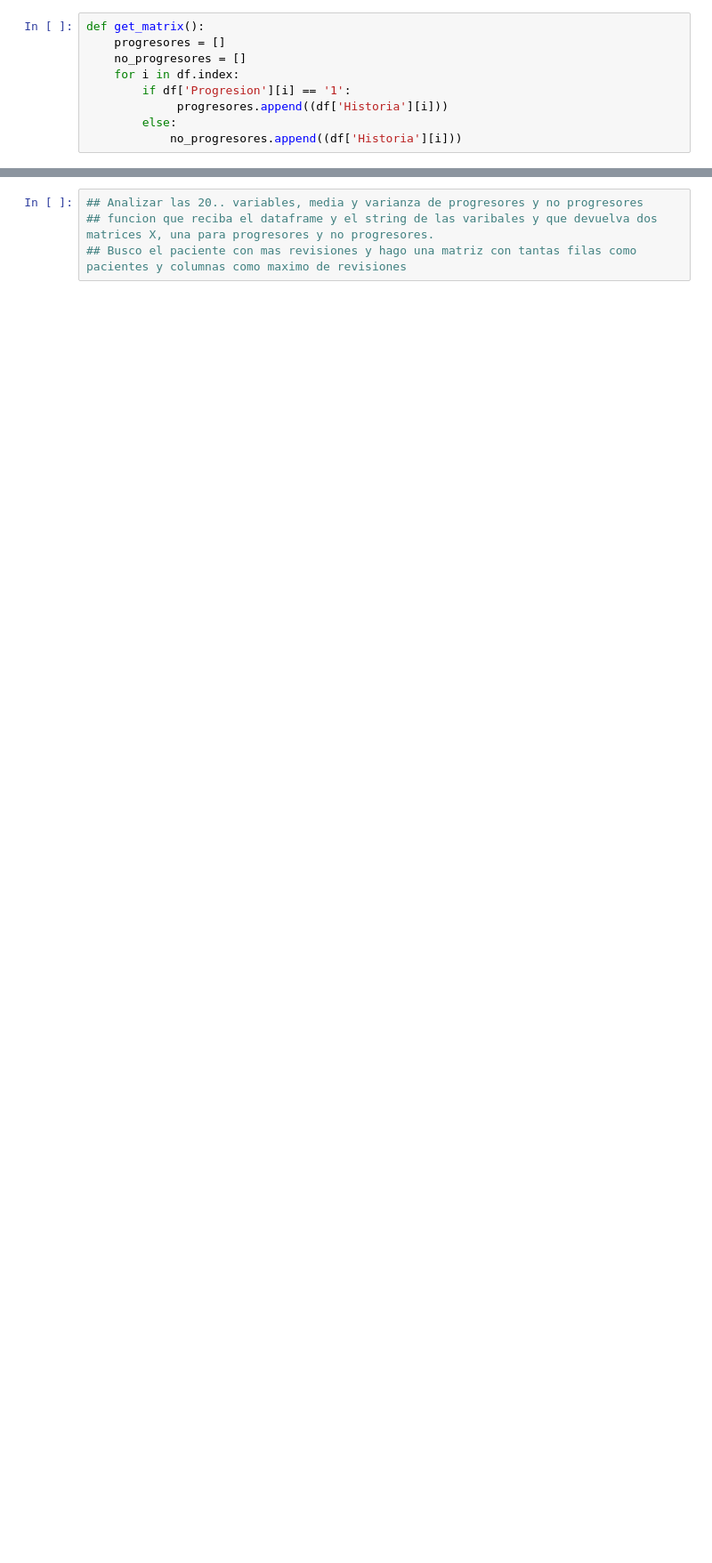
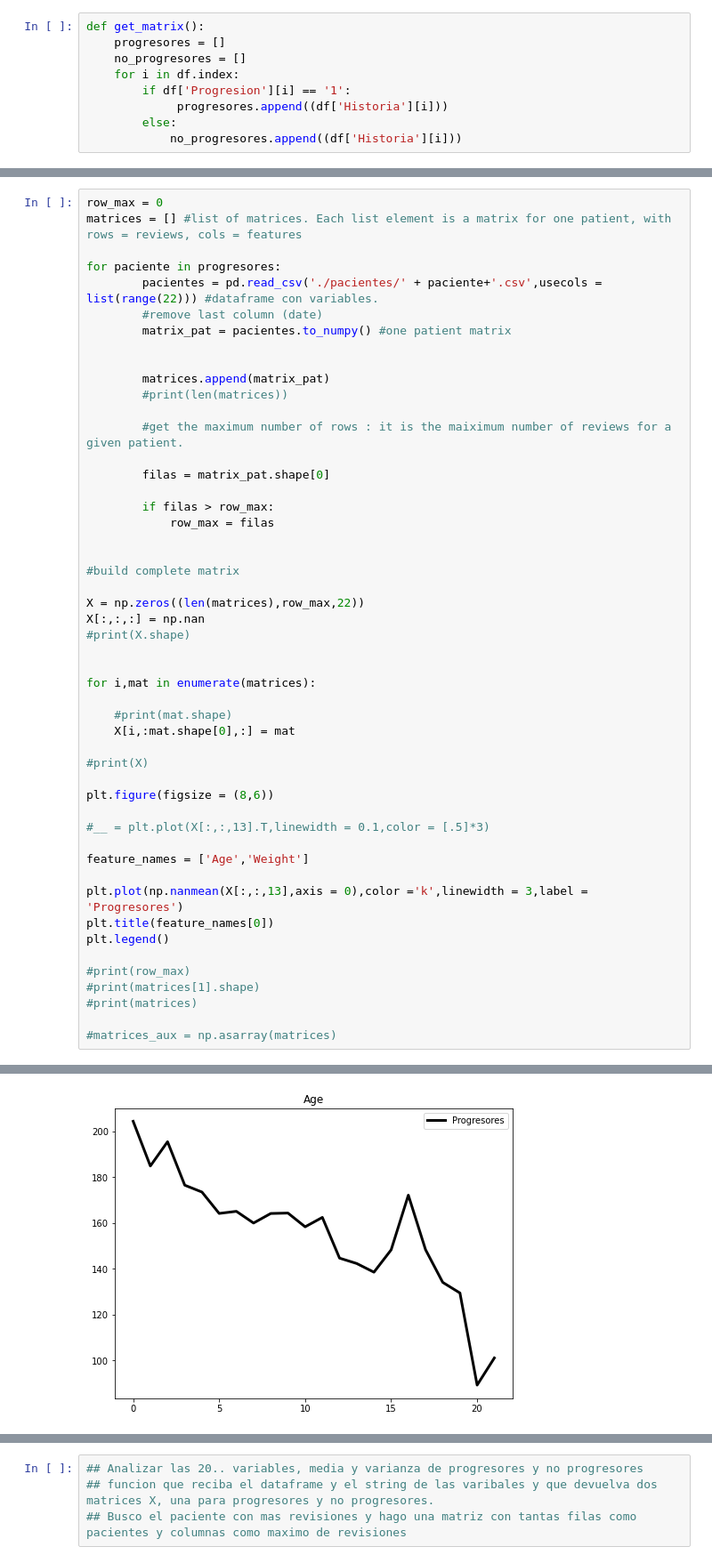
Before and after one commit to Carlosbgdlv/TFG, a Jupyter notebook: ddbb/Diabetes.ipynb, the cells around one changed output, grey strips where cells are left out. Shown at 89% size. Drawn from its saved outputs; the diff is of its cells as text; blank space fills up the shorter version.

Commit message:
Plotting mean values for each feauter along the reviews

```diff
--- a/ddbb/Diabetes.ipynb
+++ b/ddbb/Diabetes.ipynb
@@ -266,0 +277,51 @@ for paciente in progresores:
+# %%
+row_max = 0
+matrices = [] #list of matrices. Each list element is a matrix for one patient, with rows = reviews, cols = features
+
+for paciente in progresores:
+        pacientes = pd.read_csv('./pacientes/' + paciente+'.csv',usecols = list(range(22))) #dataframe con variables.
+        #remove last column (date)
+        matrix_pat = pacientes.to_numpy() #one patient matrix
+
+
+        matrices.append(matrix_pat)
+        #print(len(matrices))
+
+        #get the maximum number of rows : it is the maiximum number of reviews for a given patient.
+
+        filas = matrix_pat.shape[0]
+
+        if filas > row_max:
+            row_max = filas
+
+
+#build complete matrix
+
+X = np.zeros((len(matrices),row_max,22))
+X[:,:,:] = np.nan
+#print(X.shape)
+
+
+for i,mat in enumerate(matrices):
+
+    #print(mat.shape)
+    X[i,:mat.shape[0],:] = mat
+
+#print(X)
+
+plt.figure(figsize = (8,6))
+
+#__ = plt.plot(X[:,:,13].T,linewidth = 0.1,color = [.5]*3)
+
+feature_names = ['Age','Weight']
+
+plt.plot(np.nanmean(X[:,:,13],axis = 0),color ='k',linewidth = 3,label = 'Progresores')
+plt.title(feature_names[0])
+plt.legend()
+
+#print(row_max)
+#print(matrices[1].shape)
+#print(matrices)
+
+#matrices_aux = np.asarray(matrices)
+# %% [output]
@@ -266,0 +329 @@ for paciente in progresores:
+[figure, added]
```
Also changed, not shown: parts of 17 cells of this notebook, 2 other files.
